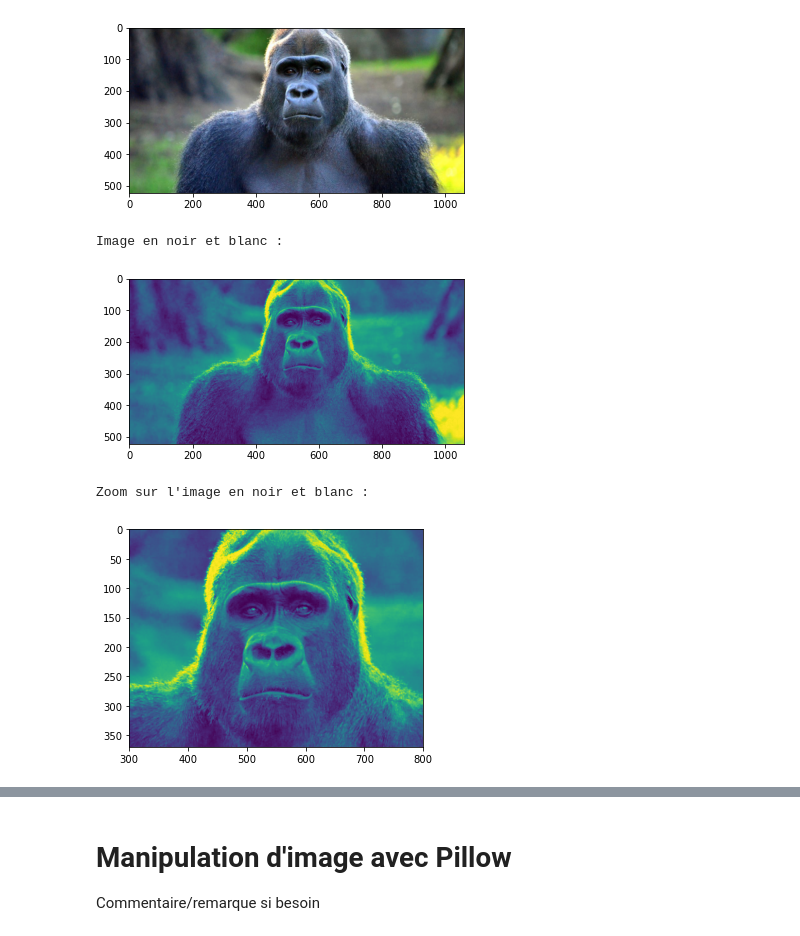
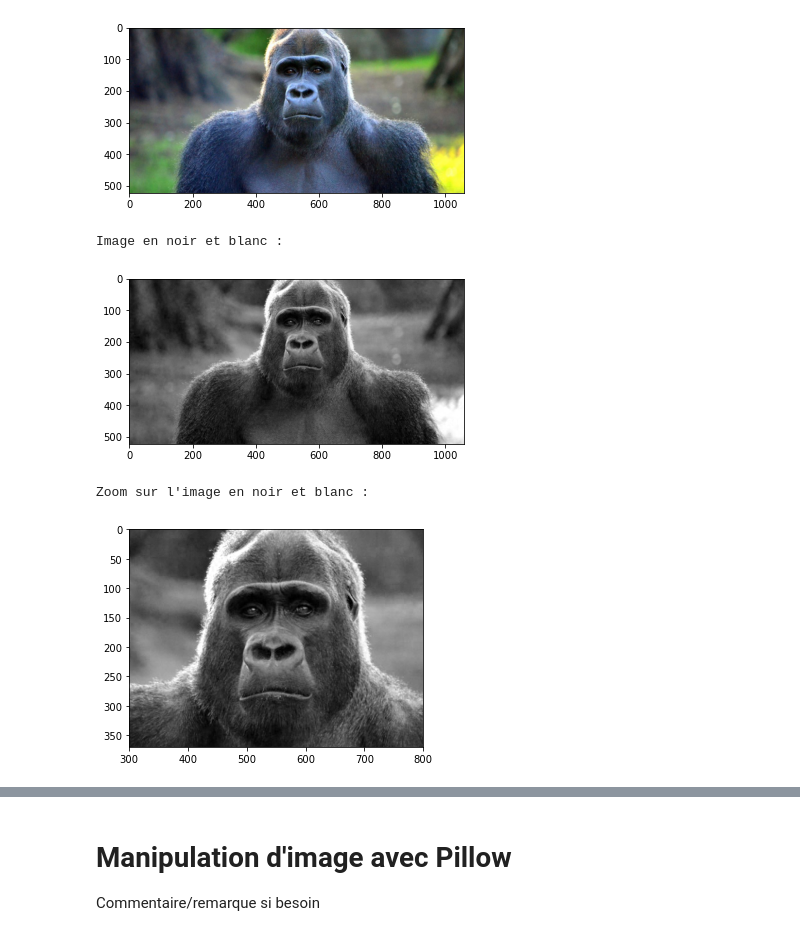
Before and after one commit to ragouradja/Projet_Python, a Jupyter notebook: demo.ipynb, the cells around one changed output, grey strips where cells are left out. Drawn from its saved outputs; the diff is of its cells as text; code cells hidden in the pictures.

```diff
--- a/demo.ipynb
+++ b/demo.ipynb
@@ -23,22 +24,20 @@ plt.show()
 Image d'origine, en couleur :
 [figure]
 # %%
-# MESSAGE AU PROF : Alors l'image était bien en noir et blanc pendant un bon moment, mais elle a changé de couleurs sans que je change le code :/
-
-
 print("Image en noir et blanc : \n")
 
 img_gray = img[:,:,0]
-plt.imshow(img_gray)
+
+plt.imshow(img_gray, cmap ="gray")
 plt.show()
 # %% [output]
 Image en noir et blanc :
-[figure, old version]
+[figure, new version]
 # %%
 print("Zoom sur l'image en noir et blanc : \n")
 
 plt.gca().axis([300,800,370,0])
-plt.imshow(img_gray);
+plt.imshow(img_gray, cmap = "gray");
 # %% [output]
 Zoom sur l'image en noir et blanc :
-[figure, old version]
+[figure, new version]
```
Also changed, not shown: parts of 14 cells of this notebook.
